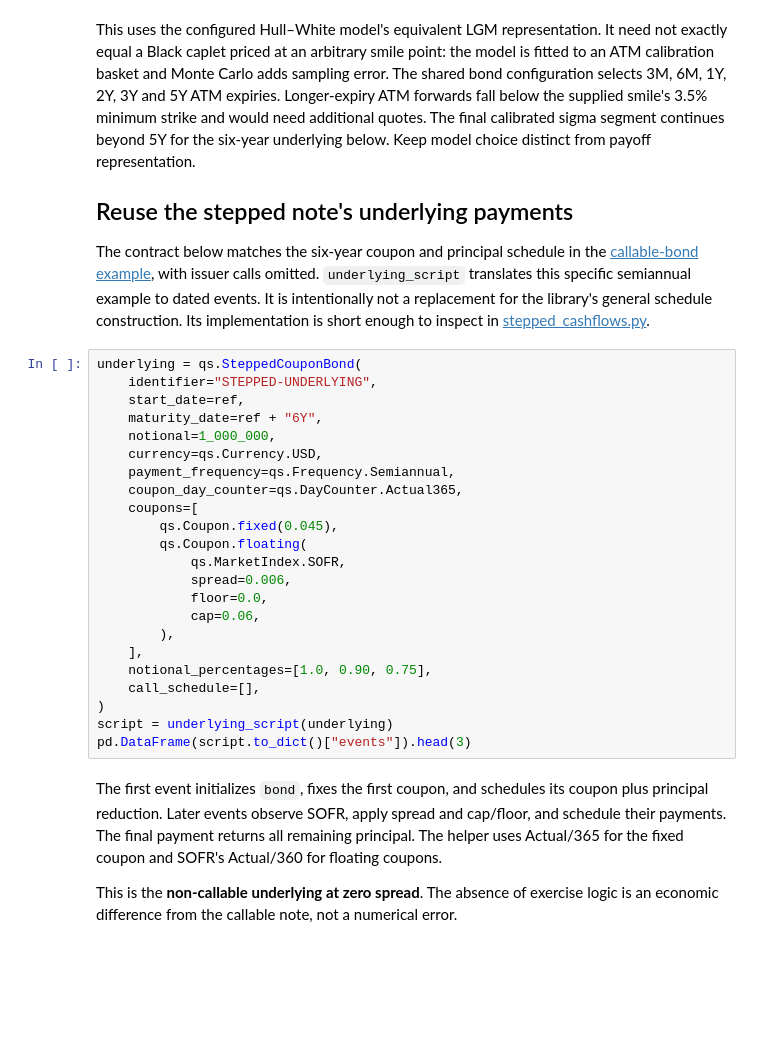
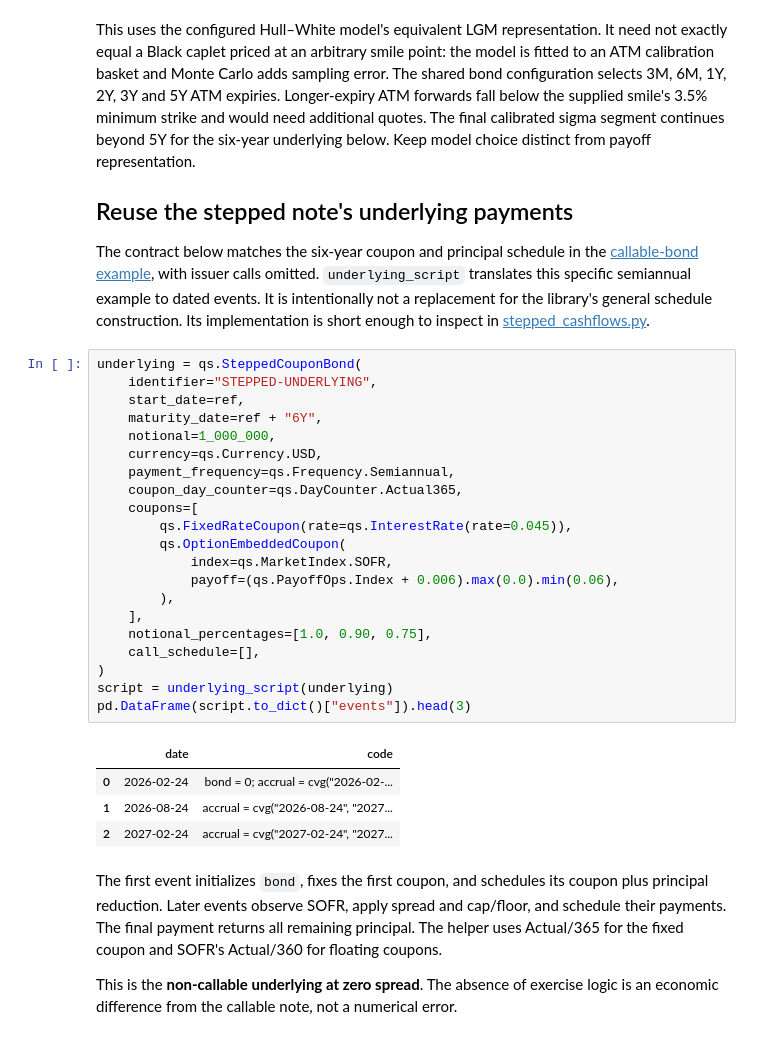
Before and after one commit to jmelo11/quantsupport, a Jupyter notebook: bindings/python/examples/scripting/scripted_cashflows.ipynb, the cells around one changed output. Saved outputs shown, nothing was run; the diff lists cells and outputs as text; blank space fills up the shorter version.

```diff
--- a/bindings/python/examples/scripting/scripted_cashflows.ipynb
+++ b/bindings/python/examples/scripting/scripted_cashflows.ipynb
@@ -88,26 +93,29 @@ schedule construction. Its implementation is short enough to inspect in
 # %%
 underlying = qs.SteppedCouponBond(
     identifier="STEPPED-UNDERLYING",
     start_date=ref,
     maturity_date=ref + "6Y",
     notional=1_000_000,
     currency=qs.Currency.USD,
     payment_frequency=qs.Frequency.Semiannual,
     coupon_day_counter=qs.DayCounter.Actual365,
     coupons=[
-        qs.Coupon.fixed(0.045),
-        qs.Coupon.floating(
-            qs.MarketIndex.SOFR,
-            spread=0.006,
-            floor=0.0,
-            cap=0.06,
+        qs.FixedRateCoupon(rate=qs.InterestRate(rate=0.045)),
+        qs.OptionEmbeddedCoupon(
+            index=qs.MarketIndex.SOFR,
+            payoff=(qs.PayoffOps.Index + 0.006).max(0.0).min(0.06),
         ),
     ],
     notional_percentages=[1.0, 0.90, 0.75],
     call_schedule=[],
 )
 script = underlying_script(underlying)
 pd.DataFrame(script.to_dict()["events"]).head(3)
+# %% [output]
+|  | date | code |
+| 0 | 2026-02-24 | bond = 0; accrual = cvg("2026-02-... |
+| 1 | 2026-08-24 | accrual = cvg("2026-08-24", "2027... |
+| 2 | 2027-02-24 | accrual = cvg("2027-02-24", "2027... |
 # %% [markdown]
 The first event initializes `bond`, fixes the first coupon, and schedules its
 coupon plus principal reduction. Later events observe SOFR, apply spread and
```
Also changed, not shown: parts of 3 cells of this notebook, 6 other files.
